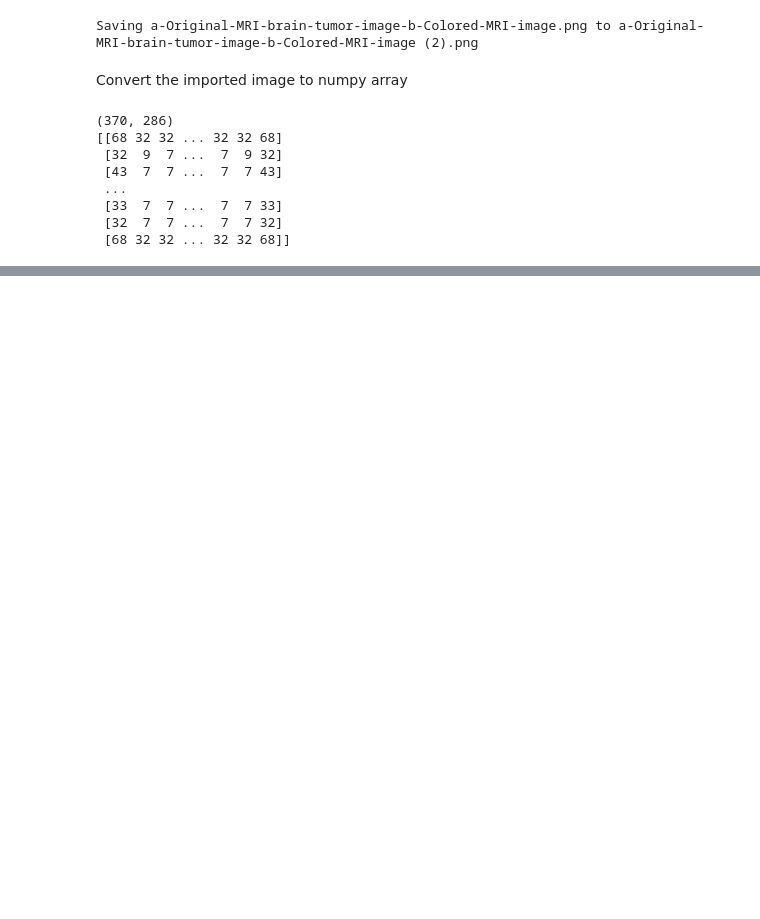
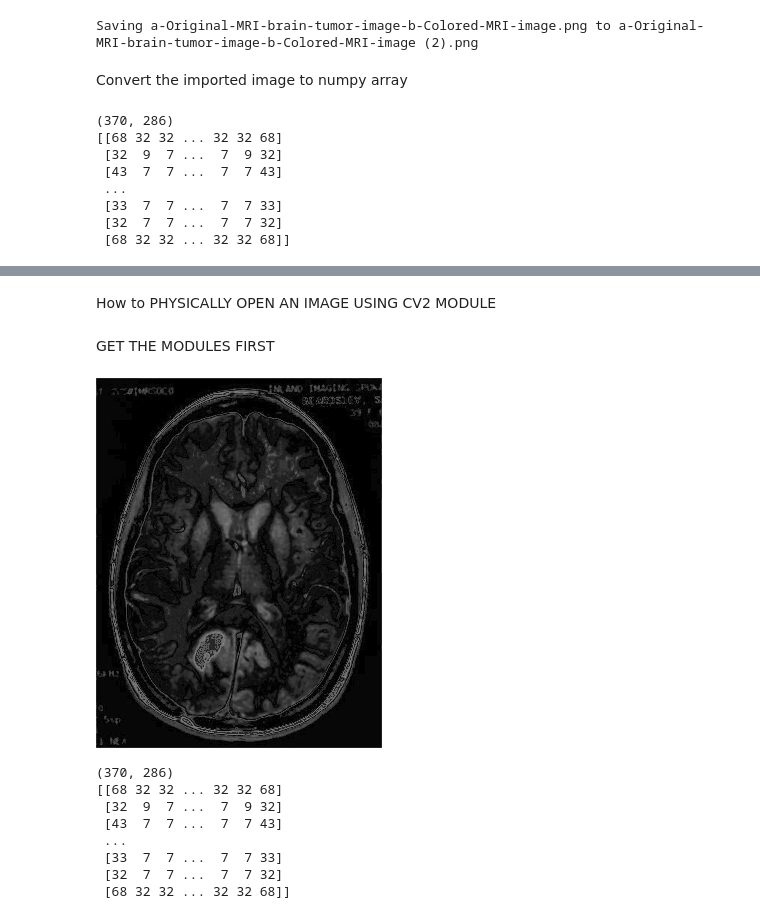
Before and after one commit to kylianmbappe9/-Simulating-Quantum-Wavefunction-Dynamics-and-Interference-Patterns, a Jupyter notebook: Quantum_Machine_Learning_Model_for_Brain_Tumor.ipynb, the cells around one changed output, grey strips where cells are left out. Cells and saved outputs as stored; diff of their text form; code cells hidden in the pictures; blank space fills up the shorter version.

```diff
--- a/Quantum_Machine_Learning_Model_for_Brain_Tumor.ipynb
+++ b/Quantum_Machine_Learning_Model_for_Brain_Tumor.ipynb
@@ -312,0 +321,5 @@ print(img_numpy)
+# %%
+uploaded = files.upload()
+filename = list(uploaded.keys())[0]
+img = Image.open(io.BytesIO(uploaded[filename]))
+img.show()
@@ -312,0 +329,7 @@ print(img_numpy)
+# %%
+for filename in uploaded.keys():
+    img = Image.open(io.BytesIO(uploaded[filename]))
+    img.show()
+    img_numpy = np.asarray(img)
+    print(img_numpy.shape)
+    print(img_numpy)
@@ -312,0 +345,4 @@ print(img_numpy)
+# %% [markdown]
+How to PHYSICALLY OPEN AN IMAGE USING CV2 MODULE
+# %% [markdown]
+GET THE MODULES FIRST
@@ -312,0 +354,17 @@ print(img_numpy)
+# %%
+for filename in uploaded.keys():
+  img = Image.open(BytesIO((uploaded[filename])))
+  image_cv = np.asarray(img)
+  cv2_imshow(image_cv)
+  print(image_cv.shape)
+  print(image_cv)
+# %% [output]
+[figure, added]
+(370, 286)
+[[68 32 32 ... 32 32 68]
+ [32  9  7 ...  7  9 32]
+ [43  7  7 ...  7  7 43]
+ ...
+ [33  7  7 ...  7  7 33]
+ [32  7  7 ...  7  7 32]
+ [68 32 32 ... 32 32 68]]
```
Also changed, not shown: parts of 4 cells of this notebook.
